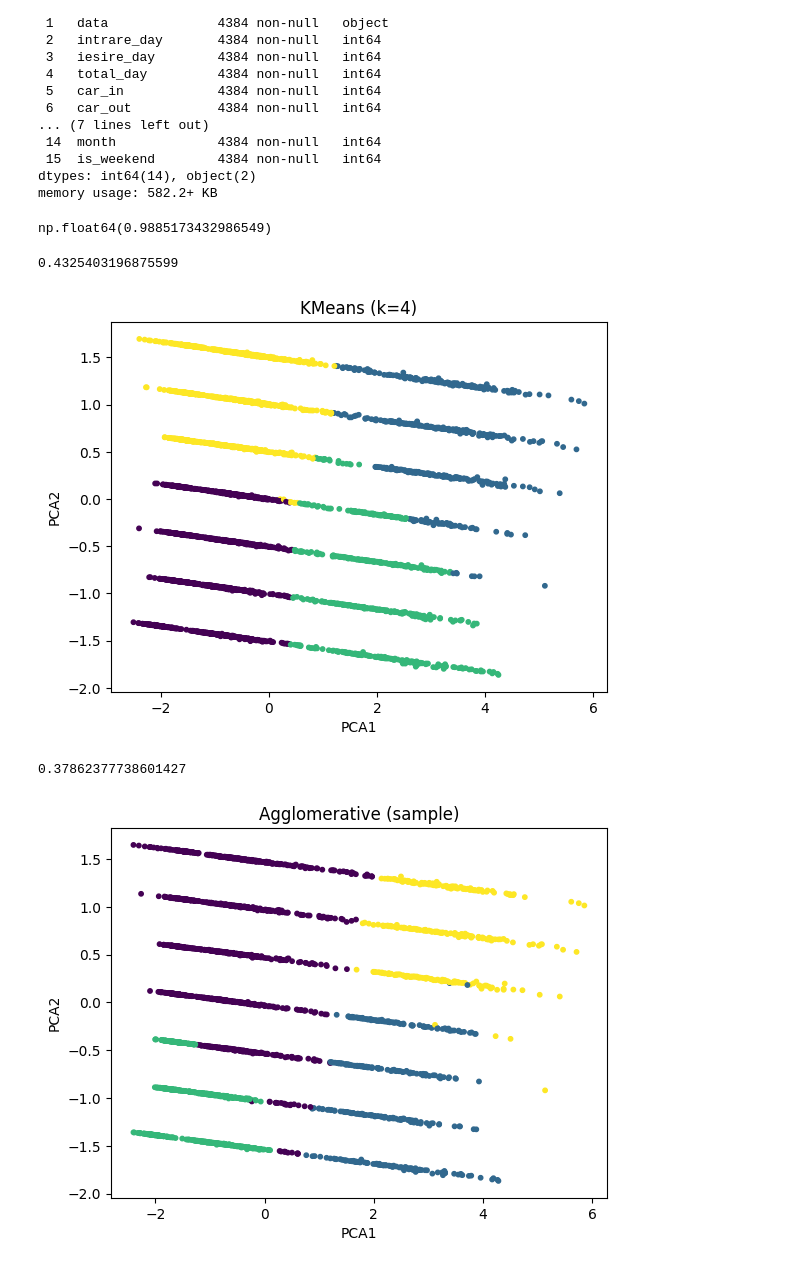
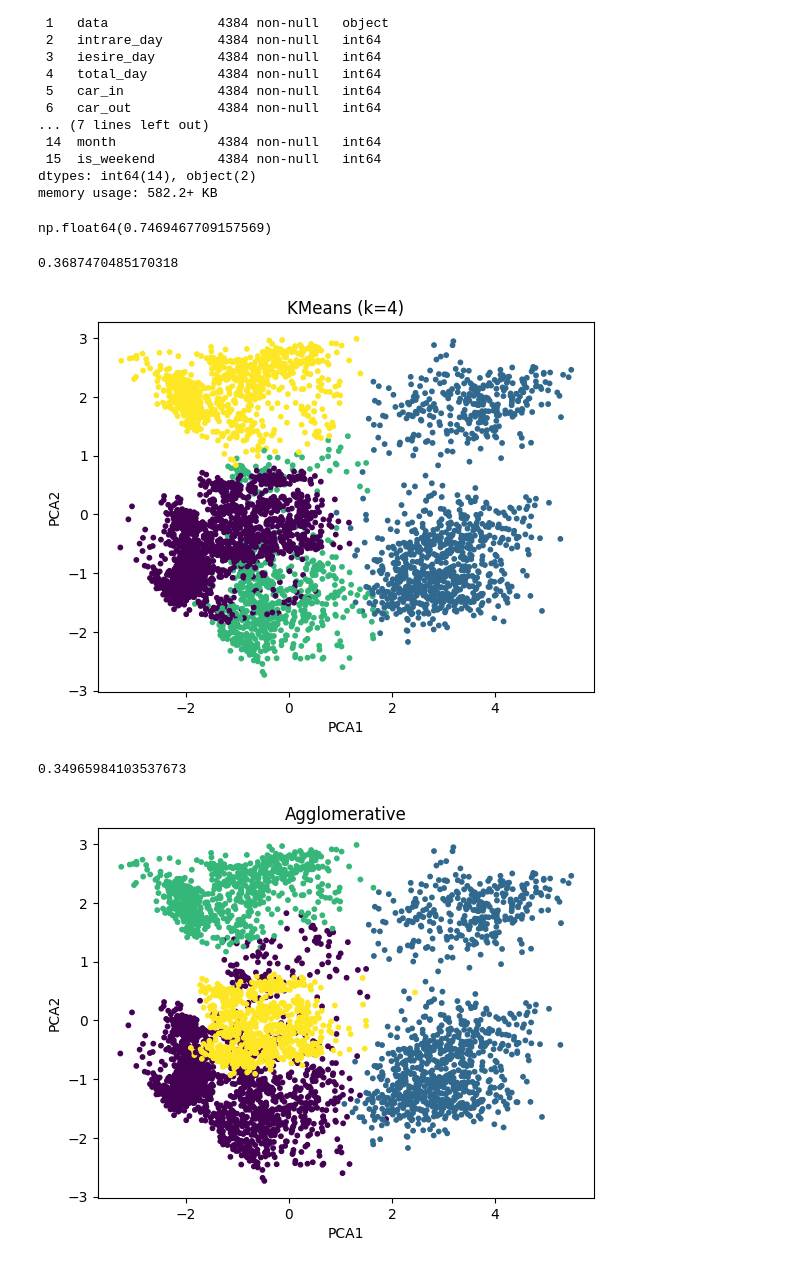
Before and after one commit to IgorLatii/mldm_lab1, a Jupyter notebook: notebooks/lab1_clustering.ipynb, the cells around one changed output. Drawn from its saved outputs; the diff is of its cells as text; code cells hidden in the pictures.

Commit message:
Updated lab1_clustering.ipynb. Working functionality for features:     "zi_sapt",     "is_weekend",     "car_in","car_out",     "bus_in","bus_out",     "trucks_in","trucks_out"

```diff
--- a/notebooks/lab1_clustering.ipynb
+++ b/notebooks/lab1_clustering.ipynb
@@ -51,18 +51,14 @@ memory usage: 582.2+ KB
 # %%
 df["data"] = pd.to_datetime(df["data"], errors="coerce")
 # %%
-#feature_cols = [
-#    "zi_sapt","hour",
-#    "intrare_auto","iesire_auto",
-#    "total_auto"
-#]
+#FEATURES
 feature_cols = [
     "zi_sapt",
-    "intrare_day",
-    "iesire_day",
-    "total_day"
+    "is_weekend",
+    "car_in","car_out",
+    "bus_in","bus_out",
+    "trucks_in","trucks_out"
 ]
 
-
-X = df[feature_cols].fillna(0)
+X = df[feature_cols].copy()
 # %%
@@ -69,12 +66,13 @@ X = df[feature_cols].fillna(0)
 scaler = StandardScaler()
 X_scaled = scaler.fit_transform(X)
 # %%
+# PCA
 pca = PCA(n_components=2, random_state=42)
 X_2d = pca.fit_transform(X_scaled)
 
 pca.explained_variance_ratio_.sum()
 # %% [output]
-np.float64(0.9885173432986549)
+np.float64(0.7469467709157569)
 # %%
 def safe_silhouette(X, labels):
     uniq = set(labels)
@@ -95,34 +93,30 @@ def plot_clusters(X2d, labels, title):
     plt.title(title)
     plt.show()
 # %%
+#KMeans
 kmeans = KMeans(n_clusters=4, random_state=42, n_init="auto")
 labels_km = kmeans.fit_predict(X_scaled)
 
-sil_km = safe_silhouette(X_scaled, labels_km)
+#sil_km = safe_silhouette(X_scaled, labels_km)
+sil_km = silhouette_score(X_scaled, labels_km)
 sil_km
 # %% [output]
-0.4325403196875599
+0.3687470485170318
 # %%
 plot_clusters(X_2d, labels_km, "KMeans (k=4)")
 # %% [output]
-[figure, old version]
+[figure, new version]
 # %%
-df_sample = df.sample(3000, random_state=42)
+#Agglomerative
+agg = AgglomerativeClustering(n_clusters=4, linkage="ward")
+labels_agg = agg.fit_predict(X_scaled)
 
-X_sample = df_sample[feature_cols]
-X_sample_scaled = scaler.fit_transform(X_sample)
-
-agg = AgglomerativeClustering(n_clusters=4, linkage="ward")
-labels_agg = agg.fit_predict(X_sample_scaled)
-
-sil_agg = safe_silhouette(X_sample_scaled, labels_agg)
+sil_agg = silhouette_score(X_scaled, labels_agg)
 sil_agg
 # %% [output]
-0.37862377738601427
+0.34965984103537673
 # %%
-X2d_sample = PCA(n_components=2, random_state=42).fit_transform(X_sample_scaled)
-
-plot_clusters(X2d_sample, labels_agg, "Agglomerative (sample)")
+plot_clusters(X_2d, labels_agg, "Agglomerative")
 # %% [output]
-[figure, old version]
+[figure, new version]
 # %%
```
Also changed, not shown: parts of 7 cells of this notebook.
